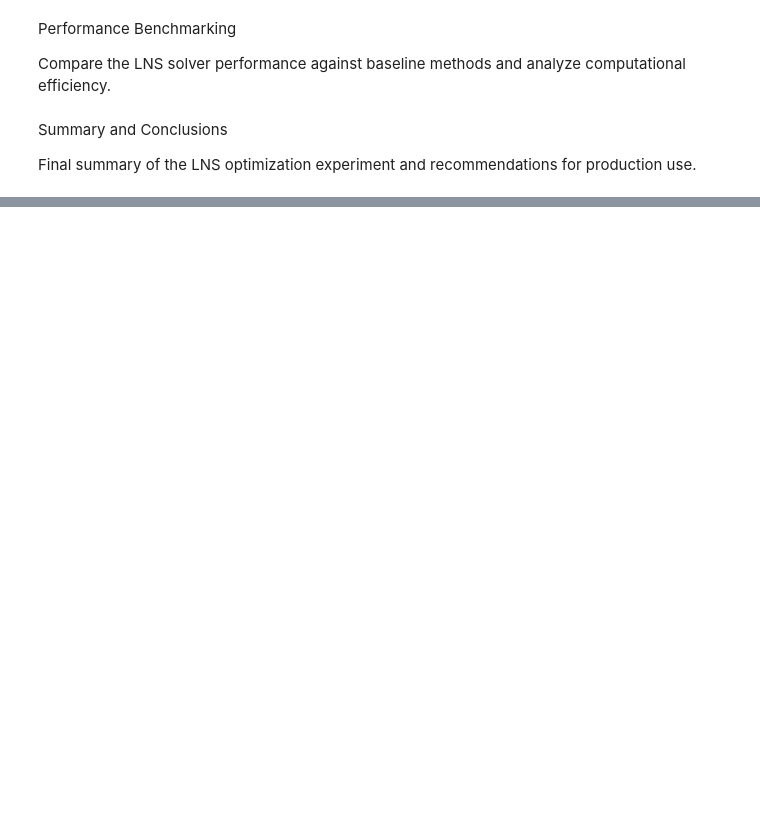
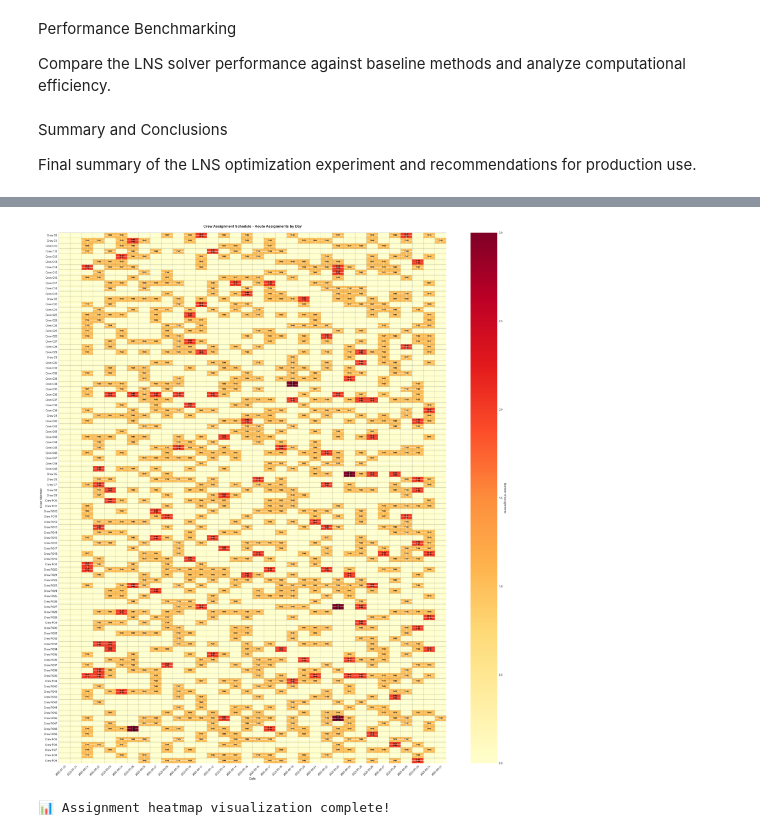
Before and after one commit to JoeBater/crew-assignment, a Jupyter notebook: lns_solver.ipynb, the cells around one changed output, grey strips where cells are left out. Cells and saved outputs as stored; diff of their text form; code cells hidden in the pictures; blank space fills up the shorter version.

```diff
--- a/lns_solver.ipynb
+++ b/lns_solver.ipynb
@@ -486,0 +863,59 @@ optimizer.write_assignment("assignments/assignment.json")
+# %%
+# Create crew assignment heatmap
+fig, ax = plt.subplots(figsize=(max(15, len(all_dates) * 0.8), max(10, len(crew_with_assignments) * 0.3)))
+
+# Create a matrix for the heatmap (number of assignments per crew per day)
+assignment_matrix = np.zeros((len(crew_with_assignments), len(all_dates)))
+route_labels = [['' for _ in all_dates] for _ in crew_with_assignments]
+
+for i, crew_id in enumerate(crew_with_assignments):
+    for j, date in enumerate(all_dates):
+        if date in crew_schedule[crew_id]:
+            routes = crew_schedule[crew_id][date]
+            assignment_matrix[i, j] = len(routes)
+            # Create label with route names
+            route_labels[i][j] = '\n'.join(routes[:3])  # Limit to 3 routes per cell to avoid overcrowding
+            if len(routes) > 3:
+                route_labels[i][j] += f'\n+{len(routes)-3} more'
+
+# Create heatmap
+im = ax.imshow(assignment_matrix, cmap='YlOrRd', aspect='auto', vmin=0, vmax=max(3, assignment_matrix.max()))
+
+# Set ticks and labels
+ax.set_xticks(np.arange(len(all_dates)))
+ax.set_yticks(np.arange(len(crew_with_assignments)))
+ax.set_xticklabels([d.strftime('%Y-%m-%d') if hasattr(d, 'strftime') else str(d) for d in all_dates])
+ax.set_yticklabels([f"Crew {cid}" for cid in crew_with_assignments])
+
+# Rotate date labels
+plt.setp(ax.get_xticklabels(), rotation=45, ha="right", rotation_mode="anchor")
+
+# Add route names as text annotations
+for i in range(len(crew_with_assignments)):
+    for j in range(len(all_dates)):
+        if route_labels[i][j]:
+            text = ax.text(j, i, route_labels[i][j],
+                          ha="center", va="center", color="black",
+                          fontsize=7, weight='bold')
+
+# Add colorbar
+cbar = ax.figure.colorbar(im, ax=ax)
+cbar.ax.set_ylabel('Number of Assignments', rotation=-90, va="bottom")
+
+# Labels and title
+ax.set_xlabel('Date', fontsize=12)
+ax.set_ylabel('Crew Member', fontsize=12)
+ax.set_title('Crew Assignment Schedule - Route Assignments by Day', fontsize=14, fontweight='bold', pad=20)
+
+# Add grid
+ax.set_xticks(np.arange(len(all_dates))-.5, minor=True)
+ax.set_yticks(np.arange(len(crew_with_assignments))-.5, minor=True)
+ax.grid(which="minor", color="gray", linestyle='-', linewidth=0.5)
+
+plt.tight_layout()
+plt.show()
+
+print("📊 Assignment heatmap visualization complete!")
+# %% [output]
+[figure, added]
+📊 Assignment heatmap visualization complete!
```
Also changed, not shown: parts of 16 cells of this notebook, 2 other files.
